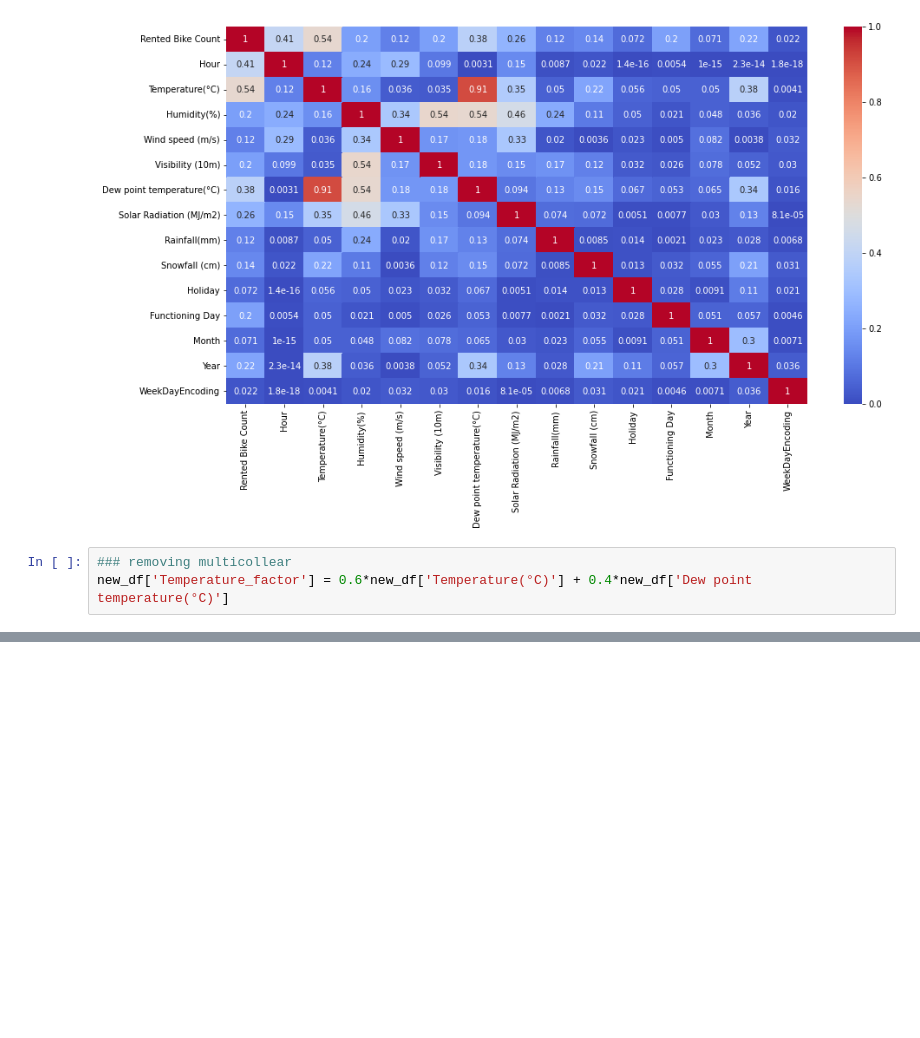
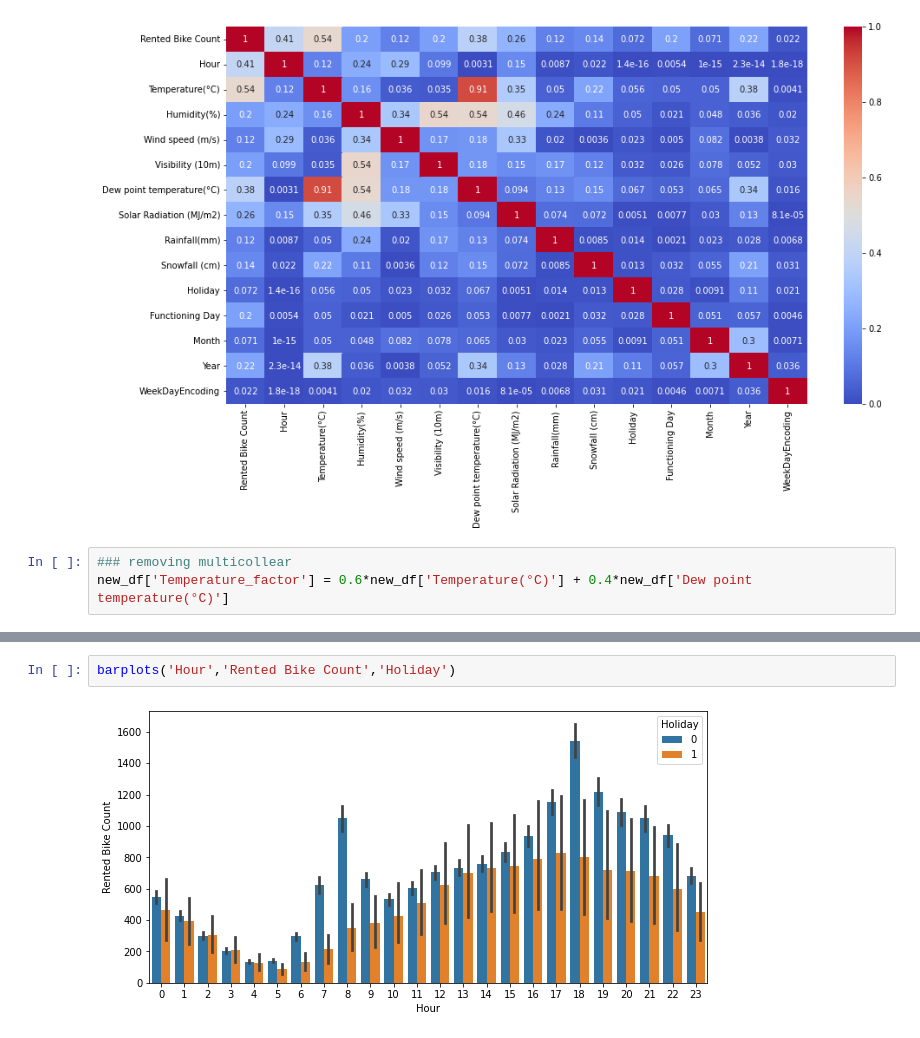
Before and after one commit to disuja7/Bike-sharing-demand-prediction, a Jupyter notebook: Copy_of_Bike_Sharing_Demand_Prediction_Capstone_Project.ipynb, the cells around one changed output, grey strips where cells are left out. Drawn from its saved outputs; the diff is of its cells as text; blank space fills up the shorter version.

```diff
--- a/Copy_of_Bike_Sharing_Demand_Prediction_Capstone_Project.ipynb
+++ b/Copy_of_Bike_Sharing_Demand_Prediction_Capstone_Project.ipynb
@@ -255,0 +314,4 @@ df.head()
+# %%
+barplots('Hour','Rented Bike Count','Holiday')
+# %% [output]
+[figure, added]
```
Also changed, not shown: parts of 37 cells of this notebook.
